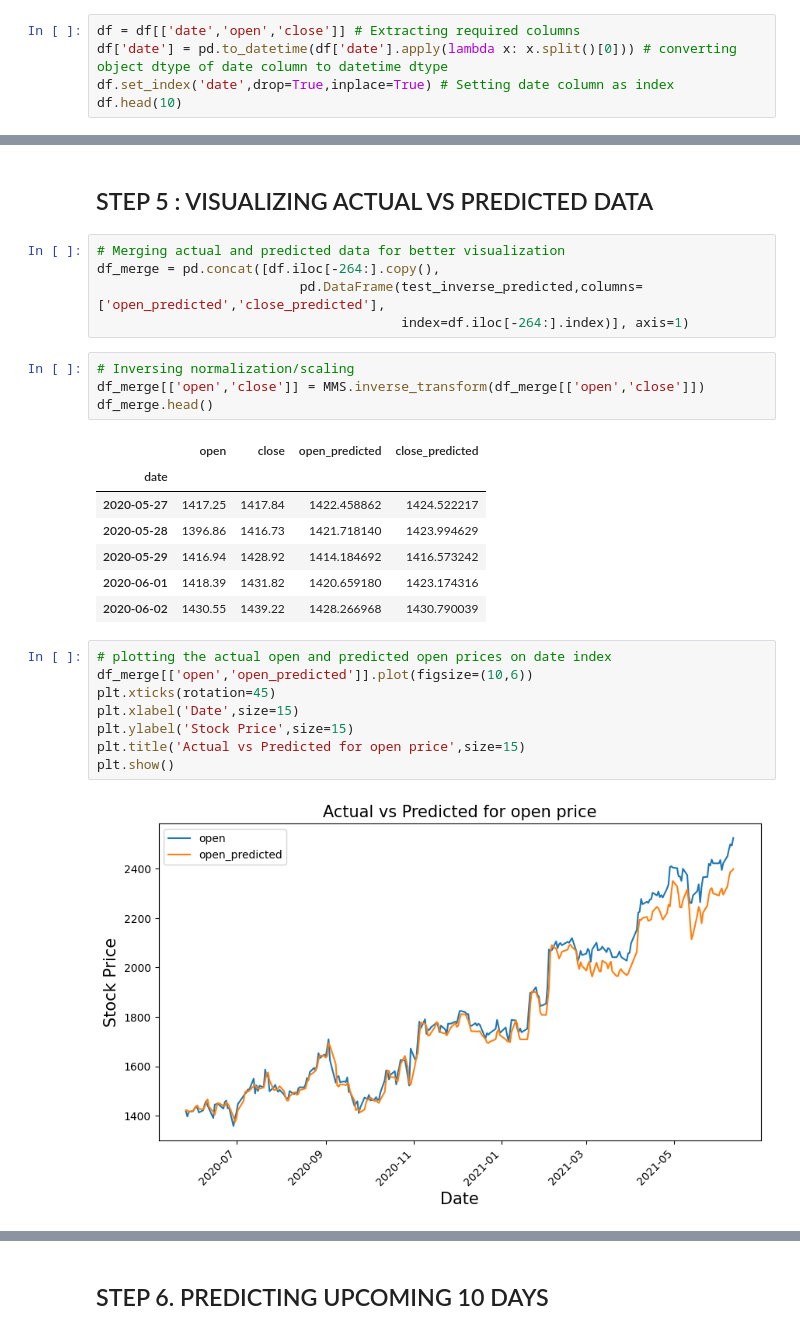
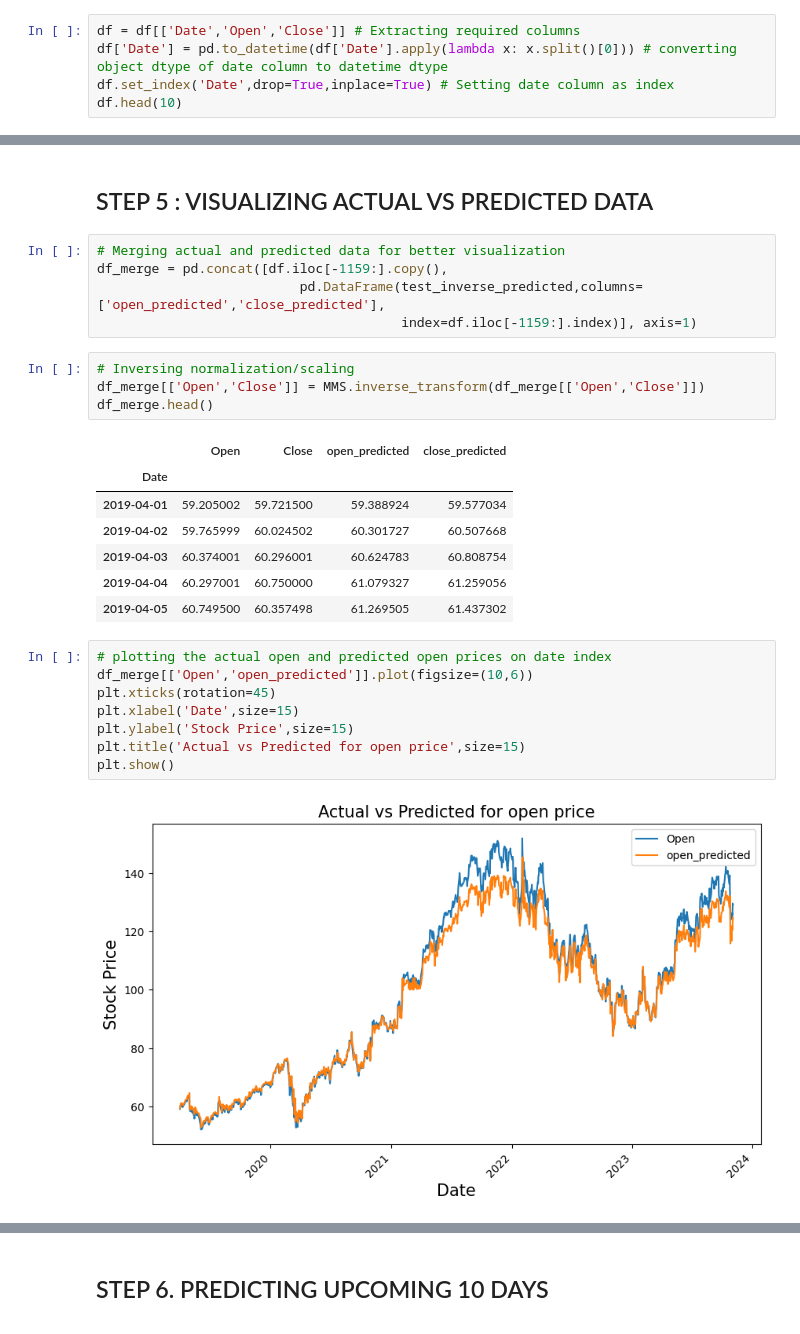
Before and after one commit to Sanjaykmrjnv/Bharat-Intern-Internship, a Jupyter notebook: Stock_Price_Prediction.ipynb, the cells around one changed output, grey strips where cells are left out. Drawn from its saved outputs; the diff is of its cells as text.

```diff
--- a/Stock_Price_Prediction.ipynb
+++ b/Stock_Price_Prediction.ipynb
@@ -131,8 +109,8 @@ dtype: int64
 # %% [markdown]
 ### There are no null values in the dataset
 # %%
-df = df[['date','open','close']] # Extracting required columns
-df['date'] = pd.to_datetime(df['date'].apply(lambda x: x.split()[0])) # converting object dtype of date column to datetime dtype
-df.set_index('date',drop=True,inplace=True) # Setting date column as index
+df = df[['Date','Open','Close']] # Extracting required columns
+df['Date'] = pd.to_datetime(df['Date'].apply(lambda x: x.split()[0])) # converting object dtype of date column to datetime dtype
+df.set_index('Date',drop=True,inplace=True) # Setting date column as index
 df.head(10)
 # %% [output]
@@ -298,30 +276,30 @@ array([[1422.4589, 1424.5222],
 ## STEP 5 :  VISUALIZING ACTUAL VS PREDICTED DATA
 # %%
 # Merging actual and predicted data for better visualization
-df_merge = pd.concat([df.iloc[-264:].copy(),
+df_merge = pd.concat([df.iloc[-1159:].copy(),
                           pd.DataFrame(test_inverse_predicted,columns=['open_predicted','close_predicted'],
-                                       index=df.iloc[-264:].index)], axis=1)
+                                       index=df.iloc[-1159:].index)], axis=1)
 # %%
 # Inversing normalization/scaling
-df_merge[['open','close']] = MMS.inverse_transform(df_merge[['open','close']])
+df_merge[['Open','Close']] = MMS.inverse_transform(df_merge[['Open','Close']])
 df_merge.head()
 # %% [output]
-|  | open | close | open_predicted | close_predicted |
-| date |  |  |  |  |
-| 2020-05-27 | 1417.25 | 1417.84 | 1422.458862 | 1424.522217 |
-| 2020-05-28 | 1396.86 | 1416.73 | 1421.718140 | 1423.994629 |
-| 2020-05-29 | 1416.94 | 1428.92 | 1414.184692 | 1416.573242 |
-| 2020-06-01 | 1418.39 | 1431.82 | 1420.659180 | 1423.174316 |
-| 2020-06-02 | 1430.55 | 1439.22 | 1428.266968 | 1430.790039 |
+|  | Open | Close | open_predicted | close_predicted |
+| Date |  |  |  |  |
+| 2019-04-01 | 59.205002 | 59.721500 | 59.388924 | 59.577034 |
+| 2019-04-02 | 59.765999 | 60.024502 | 60.301727 | 60.507668 |
+| 2019-04-03 | 60.374001 | 60.296001 | 60.624783 | 60.808754 |
+| 2019-04-04 | 60.297001 | 60.750000 | 61.079327 | 61.259056 |
+| 2019-04-05 | 60.749500 | 60.357498 | 61.269505 | 61.437302 |
 # %%
 # plotting the actual open and predicted open prices on date index
-df_merge[['open','open_predicted']].plot(figsize=(10,6))
+df_merge[['Open','open_predicted']].plot(figsize=(10,6))
 plt.xticks(rotation=45)
 plt.xlabel('Date',size=15)
 plt.ylabel('Stock Price',size=15)
 plt.title('Actual vs Predicted for open price',size=15)
 plt.show()
 # %% [output]
-[figure, old version]
+[figure, new version]
 # %%
 # plotting the actual close and predicted close prices on date index
```
Also changed, not shown: parts of 26 cells of this notebook.
